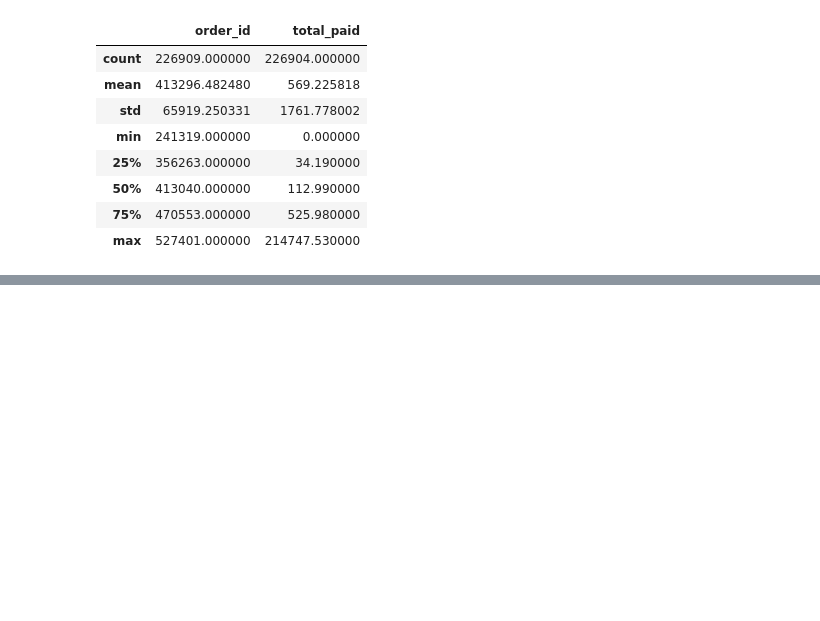
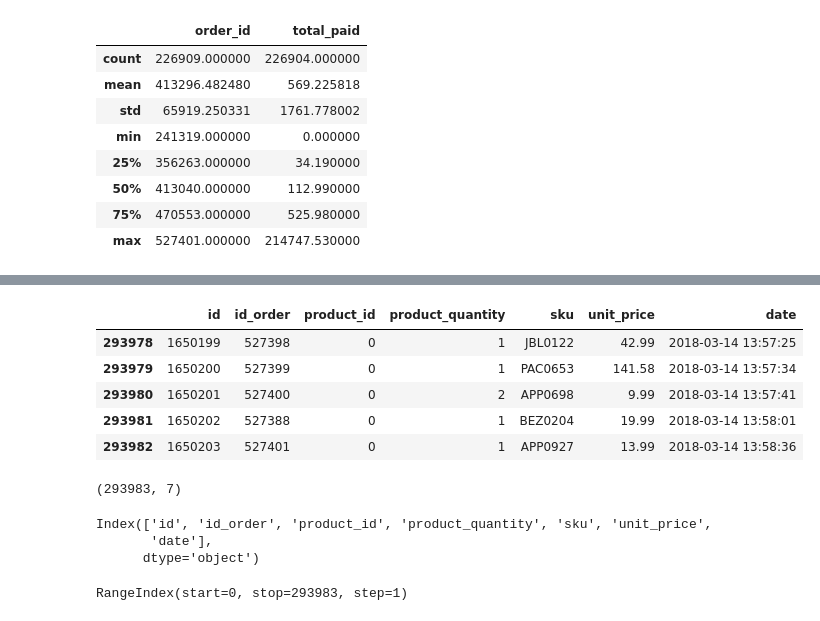
Before and after one commit to yazdan0101/ENIAC-discounts-strategy, a Jupyter notebook: notebooks/analysis.ipynb, the cells around one changed output, grey strips where cells are left out. Drawn from its saved outputs; the diff is of its cells as text; code cells hidden in the pictures; blank space fills up the shorter version.

```diff
--- a/notebooks/analysis.ipynb
+++ b/notebooks/analysis.ipynb
@@ -168,0 +189,23 @@ orders_df.describe()
+# %%
+orderlines_df.tail()
+# %% [output]
+|  | id | id_order | product_id | product_quantity | sku | unit_price | date |
+| 293978 | 1650199 | 527398 | 0 | 1 | JBL0122 | 42.99 | 2018-03-14 13:57:25 |
+| 293979 | 1650200 | 527399 | 0 | 1 | PAC0653 | 141.58 | 2018-03-14 13:57:34 |
+| 293980 | 1650201 | 527400 | 0 | 2 | APP0698 | 9.99 | 2018-03-14 13:57:41 |
+| 293981 | 1650202 | 527388 | 0 | 1 | BEZ0204 | 19.99 | 2018-03-14 13:58:01 |
+| 293982 | 1650203 | 527401 | 0 | 1 | APP0927 | 13.99 | 2018-03-14 13:58:36 |
+# %%
+orderlines_df.shape
+# %% [output]
+(293983, 7)
+# %%
+orderlines_df.columns
+# %% [output]
+Index(['id', 'id_order', 'product_id', 'product_quantity', 'sku', 'unit_price',
+       'date'],
+      dtype='object')
+# %%
+orderlines_df.index
+# %% [output]
+RangeIndex(start=0, stop=293983, step=1)
```
Also changed, not shown: parts of 6 cells of this notebook.
